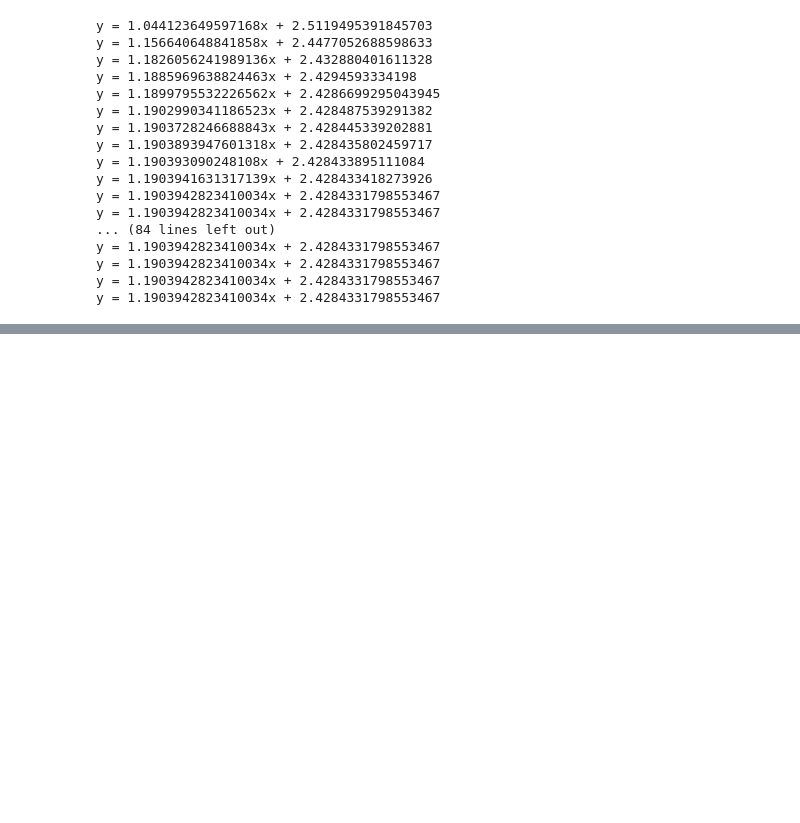
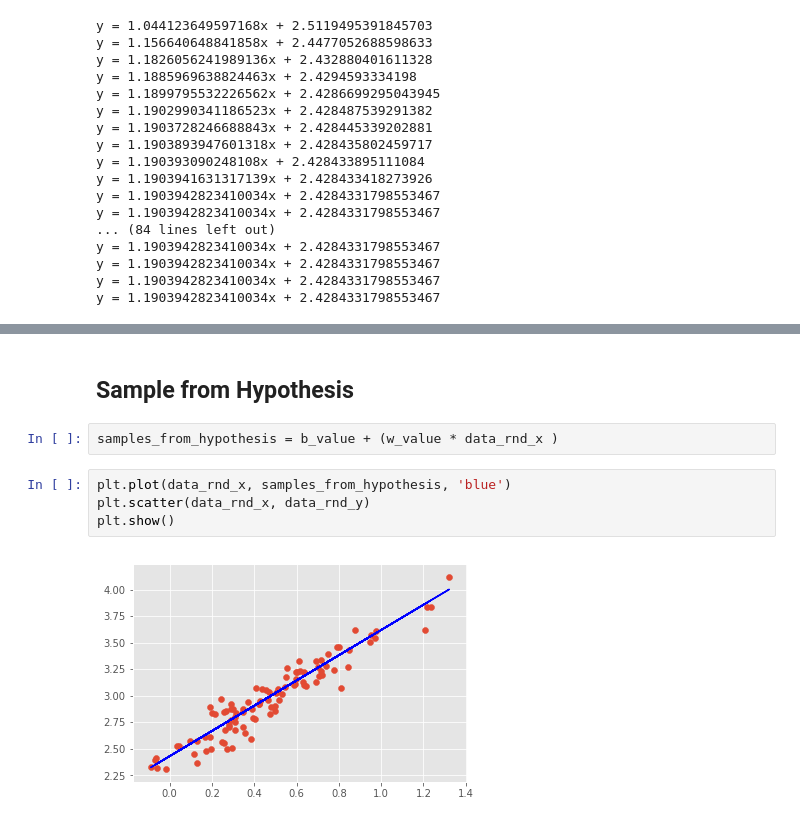
Before and after one commit to suriyadeepan/swecha-machine-learning-workshop, a Jupyter notebook: notebooks/Linear Regression.ipynb, the cells around one changed output, grey strips where cells are left out. Drawn from its saved outputs; the diff is of its cells as text; blank space fills up the shorter version.

Commit message:
sample from hypothesis and plot

```diff
--- a/notebooks/Linear Regression.ipynb
+++ b/notebooks/Linear Regression.ipynb
@@ -140,0 +138,10 @@ y = 1.1903942823410034x + 2.4284331798553467
+# %% [markdown]
+## Sample from Hypothesis
+# %%
+samples_from_hypothesis = b_value + (w_value * data_rnd_x )
+# %%
+plt.plot(data_rnd_x, samples_from_hypothesis, 'blue')
+plt.scatter(data_rnd_x, data_rnd_y)
+plt.show()
+# %% [output]
+[figure, added]
```
Also changed, not shown: parts of 1 cell of this notebook.
